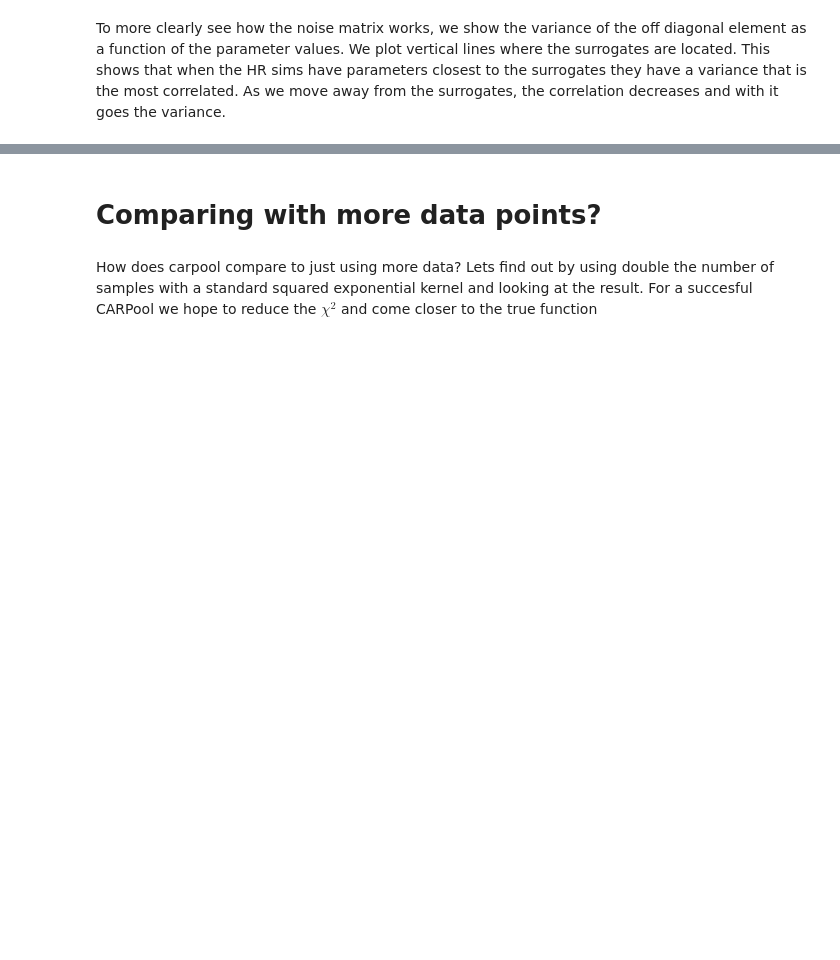
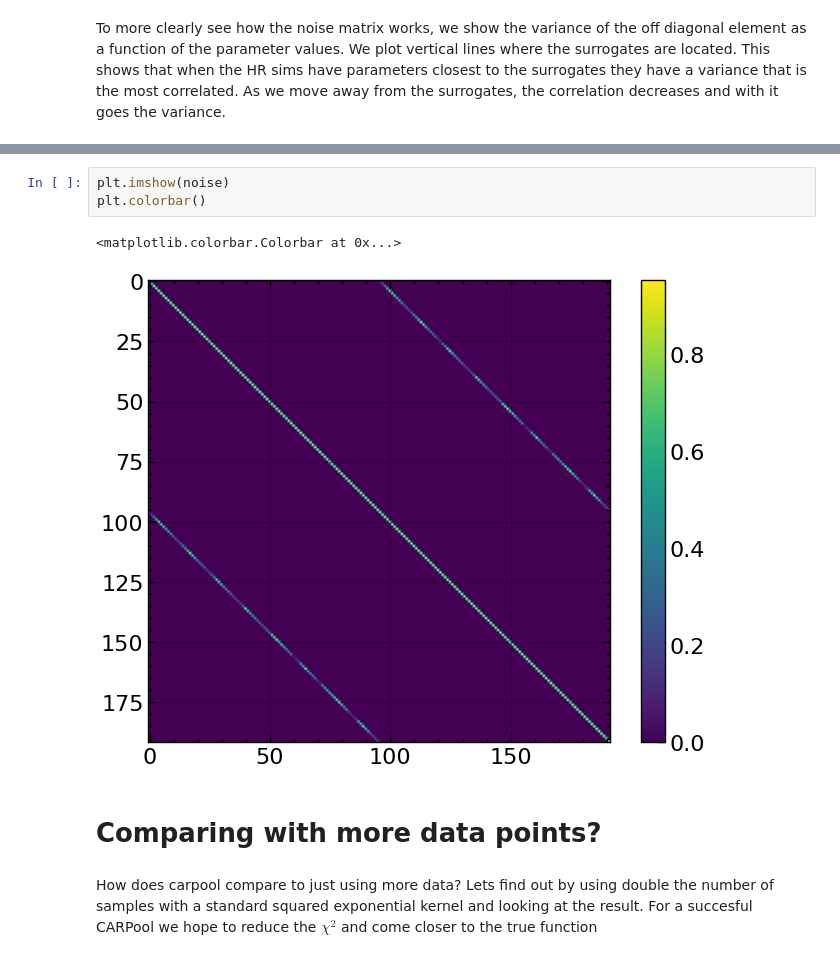
Before and after one commit to Maxelee/CARPoolGP_test, a Jupyter notebook: ToyModel.ipynb, the cells around one changed output, grey strips where cells are left out. Cells and saved outputs as stored; diff of their text form; blank space fills up the shorter version.

```diff
--- a/ToyModel.ipynb
+++ b/ToyModel.ipynb
@@ -374,3 +380,9 @@ Text(0, 0.5, '$\\sigma^2$')
+# %%
+plt.imshow(noise)
+plt.colorbar()
+# %% [output]
+<matplotlib.colorbar.Colorbar at 0x...>
+[figure, added]
 # %% [markdown]
 # Comparing with more data points?
 # %% [markdown]
```
Also changed, not shown: parts of 14 cells of this notebook.
